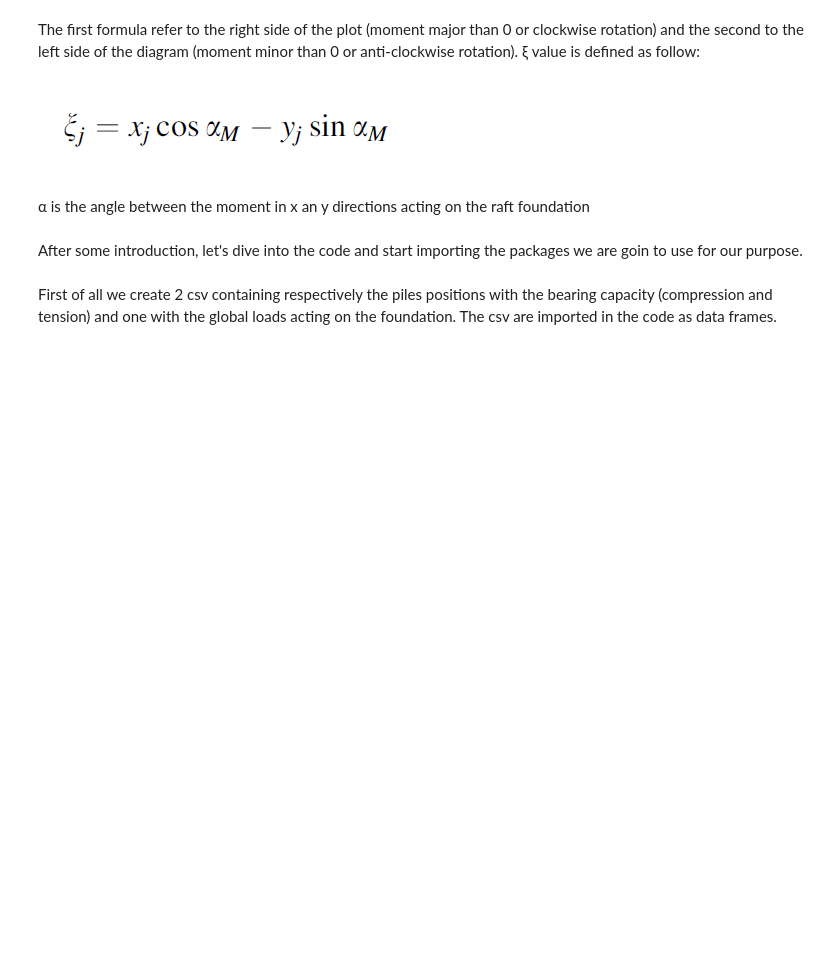
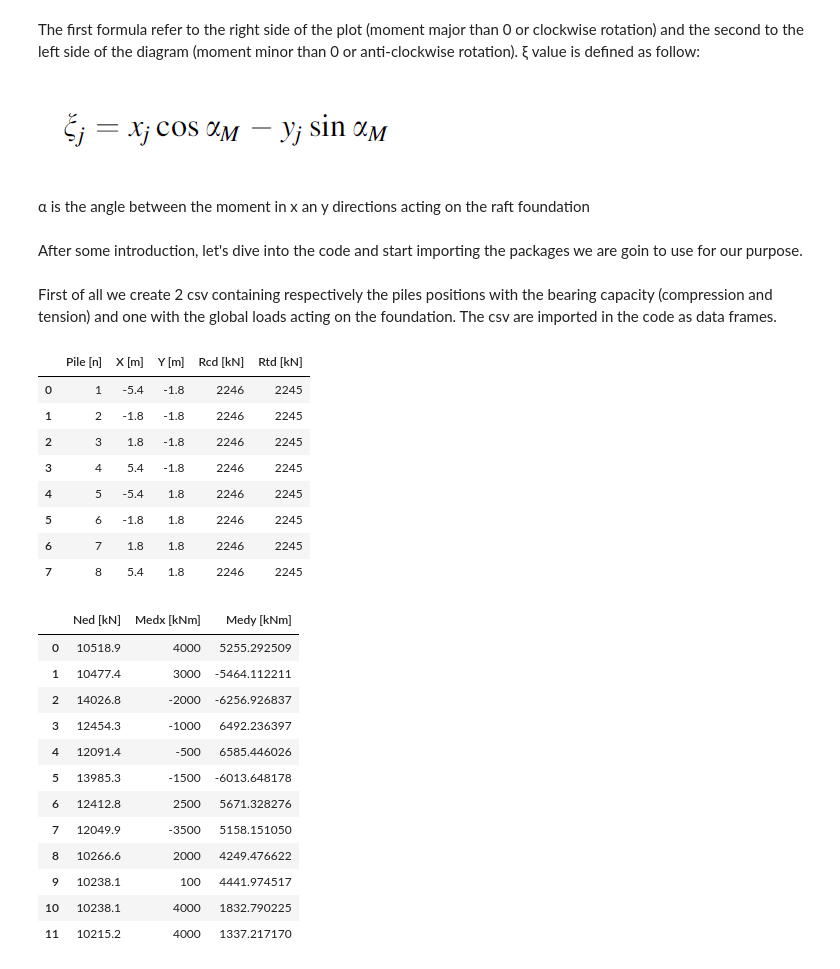
Before and after one commit to MarcoTrezzi/Interaction_Domain_for_Piled_Foundations, a Jupyter notebook: domini_notebook.ipynb, the cells around one changed output. Cells and saved outputs as stored; diff of their text form; code cells hidden in the pictures; blank space fills up the shorter version.

```diff
--- a/domini_notebook.ipynb
+++ b/domini_notebook.ipynb
@@ -33,4 +33,29 @@ import matplotlib.pyplot as plt
 First of all we create 2 csv containing respectively the piles positions with the bearing capacity (compression and tension) and one with the global loads acting on the foundation. The csv are imported in the code as data frames.
 # %%
 df_piles = pd.read_csv('piles_group.csv', delimiter=',')
-df_loads = pd.read_csv('piles_loads.csv', delimiter=',')
+display(df_piles)
+df_loads = pd.read_csv('piles_loads_check.csv', delimiter=',')
+display(df_loads)
+# %% [output]
+|  | Pile [n] | X [m] | Y [m] | Rcd [kN] | Rtd [kN] |
+| 0 | 1 | -5.4 | -1.8 | 2246 | 2245 |
+| 1 | 2 | -1.8 | -1.8 | 2246 | 2245 |
+| 2 | 3 | 1.8 | -1.8 | 2246 | 2245 |
+| 3 | 4 | 5.4 | -1.8 | 2246 | 2245 |
+| 4 | 5 | -5.4 | 1.8 | 2246 | 2245 |
+| 5 | 6 | -1.8 | 1.8 | 2246 | 2245 |
+| 6 | 7 | 1.8 | 1.8 | 2246 | 2245 |
+| 7 | 8 | 5.4 | 1.8 | 2246 | 2245 |
+|  | Ned [kN] | Medx [kNm] | Medy [kNm] |
+| 0 | 10518.9 | 4000 | 5255.292509 |
+| 1 | 10477.4 | 3000 | -5464.112211 |
+| 2 | 14026.8 | -2000 | -6256.926837 |
+| 3 | 12454.3 | -1000 | 6492.236397 |
+| 4 | 12091.4 | -500 | 6585.446026 |
+| 5 | 13985.3 | -1500 | -6013.648178 |
+| 6 | 12412.8 | 2500 | 5671.328276 |
+| 7 | 12049.9 | -3500 | 5158.151050 |
+| 8 | 10266.6 | 2000 | 4249.476622 |
+| 9 | 10238.1 | 100 | 4441.974517 |
+| 10 | 10238.1 | 4000 | 1832.790225 |
+| 11 | 10215.2 | 4000 | 1337.217170 |
```
Also changed, not shown: parts of 9 cells of this notebook.
